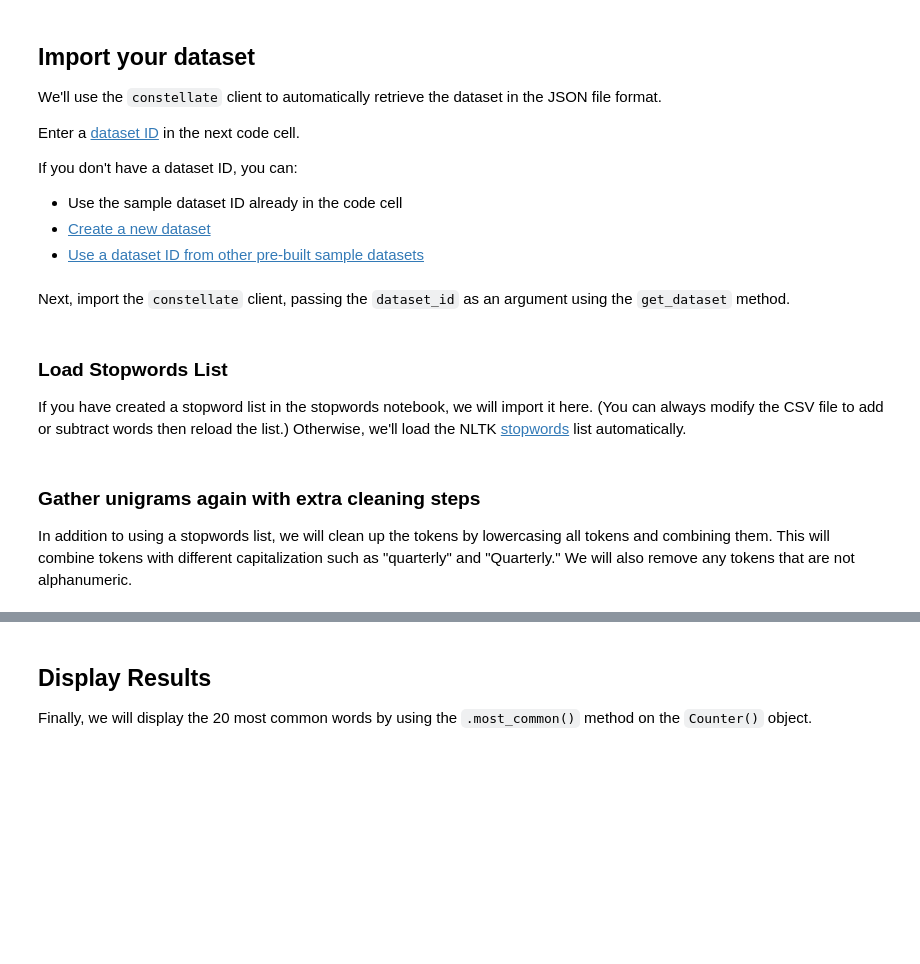
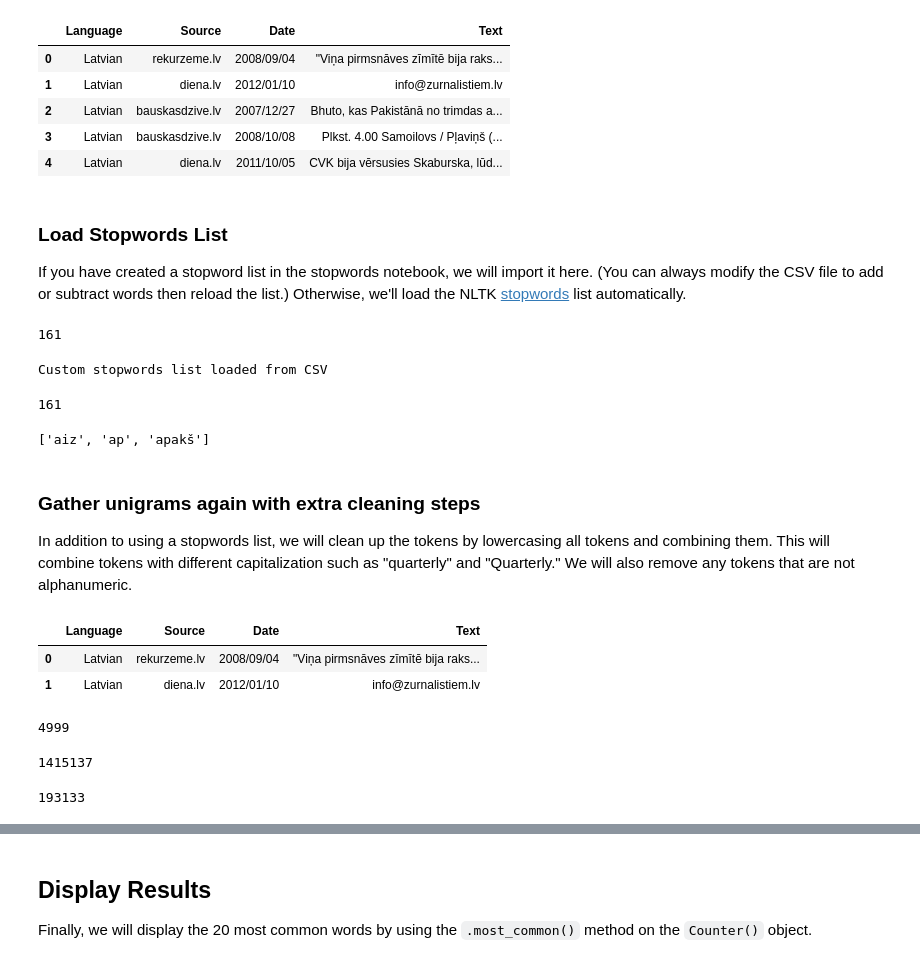
Before and after one commit to ValRCS/BSSDH_22, a Jupyter notebook: notebooks/visualizing-word-frequencies-for-custom-data.ipynb, the cells around one changed output, grey strips where cells are left out. Cells and saved outputs as stored; diff of their text form; code cells hidden in the pictures; blank space fills up the shorter version.

```diff
--- a/notebooks/visualizing-word-frequencies-for-custom-data.ipynb
+++ b/notebooks/visualizing-word-frequencies-for-custom-data.ipynb
@@ -47,17 +51,4 @@ This [notebook](https://docs.constellate.org/key-terms/#jupyter-notebook) shows
 3. Create a "Custom Stopwords List" with [Creating a Stopwords List](./creating-stopwords-list.ipynb) (Optional)
 4. Complete the word frequencies analysis with this notebook
 ___
-# %% [markdown]
-## Import your dataset
-
-We'll use the `constellate` client to automatically retrieve the dataset in the JSON file format.
-
-Enter a [dataset ID](https://docs.constellate.org/key-terms/#dataset-ID) in the next code cell.
-
-If you don't have a dataset ID, you can:
-* Use the sample dataset ID already in the code cell
-* [Create a new dataset](https://constellate.org/builder)
-* [Use a dataset ID from other pre-built sample datasets](https://constellate.org/dataset/dashboard)
-# %% [markdown]
-Next, import the `constellate` client, passing the `dataset_id` as an argument using the `get_dataset` method.
 # %%
@@ -68,3 +60,16 @@ import os
+# %%
+# Approach 2 reading from a web address
+url = "https://github.com/ValRCS/BSSDH_22/raw/main/corpora/lv_old_newspapers_5k.tsv"
+
+df = pandas.read_csv(url, sep="\t")
+df.head()
+# %% [output]
+|  | Language | Source | Date | Text |
+| 0 | Latvian | rekurzeme.lv | 2008/09/04 | "Viņa pirmsnāves zīmītē bija raks... |
+| 1 | Latvian | diena.lv | 2012/01/10 | info@zurnalistiem.lv |
+| 2 | Latvian | bauskasdzive.lv | 2007/12/27 | Bhuto, kas Pakistānā no trimdas a... |
+| 3 | Latvian | bauskasdzive.lv | 2008/10/08 | Plkst. 4.00 Samoilovs / Pļaviņš (... |
+| 4 | Latvian | diena.lv | 2011/10/05 | CVK bija vērsusies Skaburska, lūd... |
 # %% [markdown]
 ### Load Stopwords List
 
@@ -71,0 +83,9 @@ If you have created a stopword list in the stopwords notebook, we will import it
+# %%
+url = "https://github.com/stopwords-iso/stopwords-lv/raw/master/stopwords-lv.txt"
+stop_words = []
+response = requests.get(url)
+if response.status_code == 200:
+    stop_words = response.text.split()
+len(stop_words)
+# %% [output]
+161
@@ -74,21 +97,32 @@ If you have created a stopword list in the stopwords notebook, we will import it
 # Otherwise, load the nltk stopwords list in English
 
 # Create an empty Python list to hold the stopwords
-stop_words = []
+# you would run this cell if you did not have stop_words loaded already
+stop_words = [] # we destroy any previous stop_words list
 
 # The filename of the custom data/stop_words.csv file
-stopwords_list_filename = 'data/stop_words.csv'
+stopwords_list_filename = 'stop_words.csv'
 
+# useful when we are not sure if the file name exists
 if os.path.exists(stopwords_list_filename):
-    import csv
+    import csv  #Python built in csv library, smaller than Pandas if you do not need anything fancy
     with open(stopwords_list_filename, 'r') as f:
-        stop_words = list(csv.reader(f))[0]
+        stop_words = [w[0] for w in list(csv.reader(f))]
     print('Custom stopwords list loaded from CSV')
 else:
     # Load the NLTK stopwords list
     from nltk.corpus import stopwords
-    stop_words = stopwords.words('english')
+    stop_words = stopwords.words('english') # change it to your language if it is supported by nltk
+
     print('NLTK stopwords list loaded')
+len(stop_words)
+# %% [output]
+Custom stopwords list loaded from CSV
+161
+# %%
+stop_words[:3]
+# %% [output]
+['aiz', 'ap', 'apakš']
 # %% [markdown]
 ### Gather unigrams again with extra cleaning steps
 In addition to using a stopwords list, we will clean up the tokens by lowercasing all tokens and combining them. This will combine tokens with different capitalization such as "quarterly" and "Quarterly." We will also remove any tokens that are not alphanumeric.
@@ -111,0 +129,16 @@ for document in constellate.dataset_reader('data/my_data.jsonl.gz'):
+# %%
+df.head(2)
+# %% [output]
+|  | Language | Source | Date | Text |
+| 0 | Latvian | rekurzeme.lv | 2008/09/04 | "Viņa pirmsnāves zīmītē bija raks... |
+| 1 | Latvian | diena.lv | 2012/01/10 | info@zurnalistiem.lv |
+# %%
+documents = list(df.Text)
+len(documents)
+# %% [output]
+4999
+# %%
+text = "\n".join(documents)
+len(text)
+# %% [output]
+1415137
@@ -111,0 +147,5 @@ for document in constellate.dataset_reader('data/my_data.jsonl.gz'):
+# %%
+tokens = text_lower.split()
+len(tokens)
+# %% [output]
+193133
```
Also changed, not shown: parts of 26 cells of this notebook.
